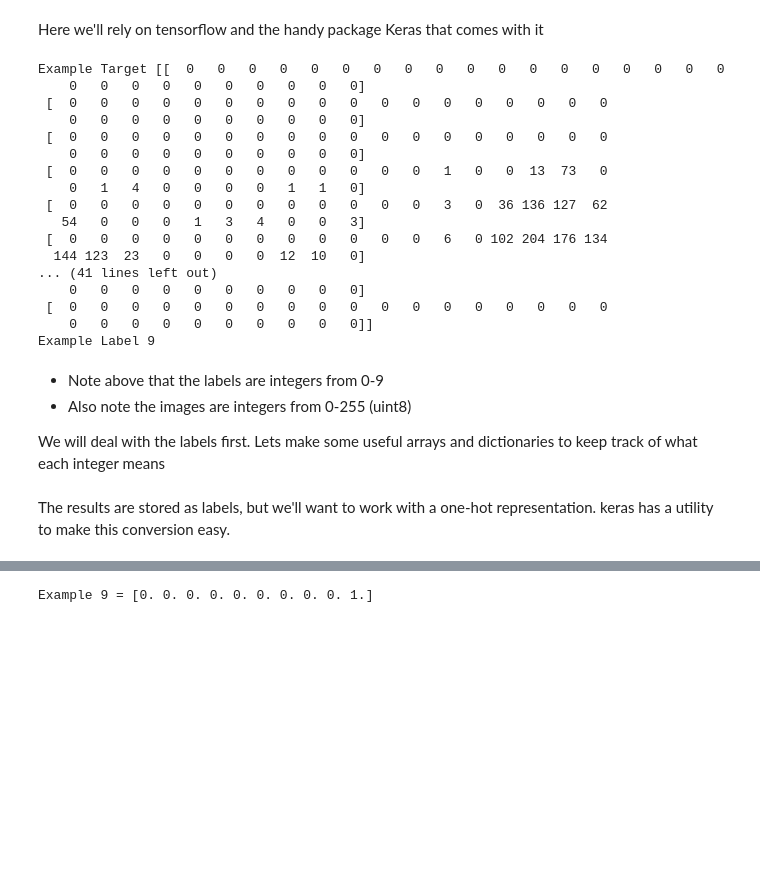
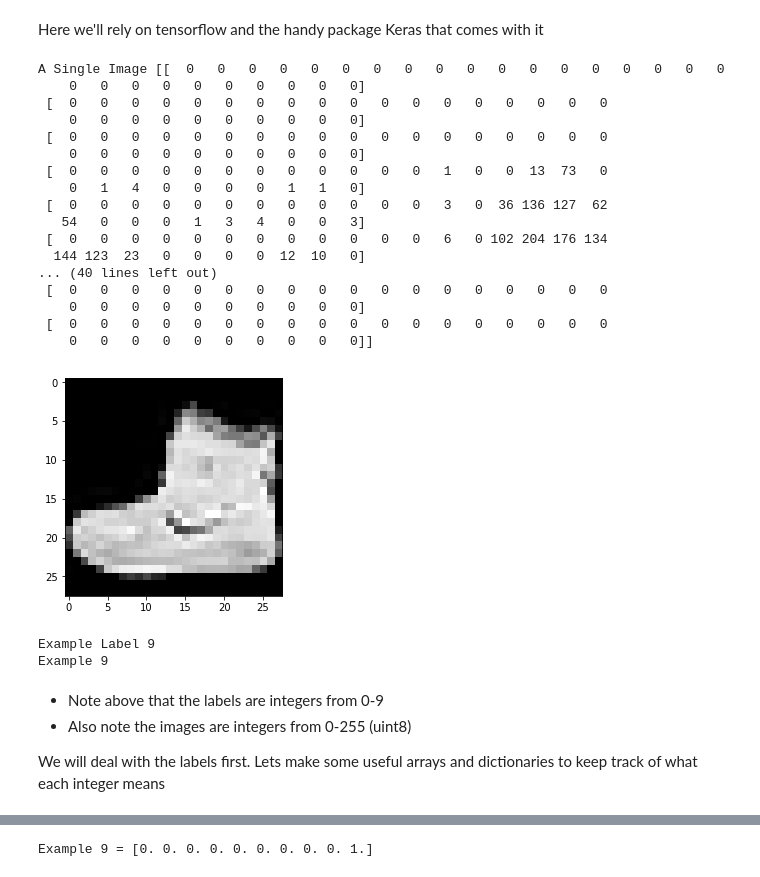
Before and after one commit to jsearcy1/racsml, a Jupyter notebook: notebooks/3-ConvolutionalNN.ipynb, the cells around one changed output, grey strips where cells are left out. Saved outputs shown, nothing was run; the diff lists cells and outputs as text; code cells hidden in the pictures; blank space fills up the shorter version.

```diff
--- a/notebooks/3-ConvolutionalNN.ipynb
+++ b/notebooks/3-ConvolutionalNN.ipynb
@@ -38,28 +48,50 @@ from matplotlib import pyplot as plt
-# %%
-
-# Load pre-shuffled MNIST data into train and test sets
-(X_train, y_train), (X_test, y_test) = tf.keras.datasets.fashion_mnist.load_data()
-n_targets=np.max(y_test)+1
-print('Example Target',X_train[0])
-print('Example Label', y_train[0])
-# %% [output]
-Example Target [[  0   0   0   0   0   0   0   0   0   0   0   0   0   0   0   0   0   0
-    0   0   0   0   0   0   0   0   0   0]
- [  0   0   0   0   0   0   0   0   0   0   0   0   0   0   0   0   0   0
-    0   0   0   0   0   0   0   0   0   0]
- [  0   0   0   0   0   0   0   0   0   0   0   0   0   0   0   0   0   0
-    0   0   0   0   0   0   0   0   0   0]
- [  0   0   0   0   0   0   0   0   0   0   0   0   1   0   0  13  73   0
-    0   1   4   0   0   0   0   1   1   0]
- [  0   0   0   0   0   0   0   0   0   0   0   0   3   0  36 136 127  62
-   54   0   0   0   1   3   4   0   0   3]
- [  0   0   0   0   0   0   0   0   0   0   0   0   6   0 102 204 176 134
-  144 123  23   0   0   0   0  12  10   0]
-... (41 lines left out)
-    0   0   0   0   0   0   0   0   0   0]
- [  0   0   0   0   0   0   0   0   0   0   0   0   0   0   0   0   0   0
-    0   0   0   0   0   0   0   0   0   0]]
-Example Label 9
+# %%
+
+# Load pre-shuffled MNIST data into train and test sets
+(_xtrain, _ytrain), (X_test, Y_test) = tf.keras.datasets.fashion_mnist.load_data()
+#We want to include a develop set so let's split the training set
+train_index=[]
+develop_index=[]
+for i in range(len(_xtrain)):
+    if random() <0.8:
+        train_index.append(i)
+    else:
+        develop_index.append(i)
+X_train=_xtrain[train_index]
+Y_train=_ytrain[train_index]
+
+X_develop=_xtrain[develop_index]
+Y_develop=_ytrain[develop_index]
+
+
+
+n_targets=np.max(Y_test)+1
+print('A Single Image',X_train[0])
+plt.imshow(X_train[0],cmap='gray')
+plt.show()
+print('Example Label', Y_train[0])
+print('Example', Y_train[0])
+# %% [output]
+A Single Image [[  0   0   0   0   0   0   0   0   0   0   0   0   0   0   0   0   0   0
+    0   0   0   0   0   0   0   0   0   0]
+ [  0   0   0   0   0   0   0   0   0   0   0   0   0   0   0   0   0   0
+    0   0   0   0   0   0   0   0   0   0]
+ [  0   0   0   0   0   0   0   0   0   0   0   0   0   0   0   0   0   0
+    0   0   0   0   0   0   0   0   0   0]
+ [  0   0   0   0   0   0   0   0   0   0   0   0   1   0   0  13  73   0
+    0   1   4   0   0   0   0   1   1   0]
+ [  0   0   0   0   0   0   0   0   0   0   0   0   3   0  36 136 127  62
+   54   0   0   0   1   3   4   0   0   3]
+ [  0   0   0   0   0   0   0   0   0   0   0   0   6   0 102 204 176 134
+  144 123  23   0   0   0   0  12  10   0]
+... (40 lines left out)
+ [  0   0   0   0   0   0   0   0   0   0   0   0   0   0   0   0   0   0
+    0   0   0   0   0   0   0   0   0   0]
+ [  0   0   0   0   0   0   0   0   0   0   0   0   0   0   0   0   0   0
+    0   0   0   0   0   0   0   0   0   0]]
+[figure, added]
+Example Label 9
+Example 9
 # %% [markdown]
 * Note above that the labels are integers from 0-9
 * Also note the images are integers from 0-255 (uint8)
@@ -101,2 +134,0 @@ assert(len(X_test)==len(y_test))
-# %% [markdown]
-The results are stored as labels, but we'll want to work with a one-hot representation.  keras has a utility to make this conversion easy.
```
Also changed, not shown: parts of 51 cells of this notebook, 1 other file.
